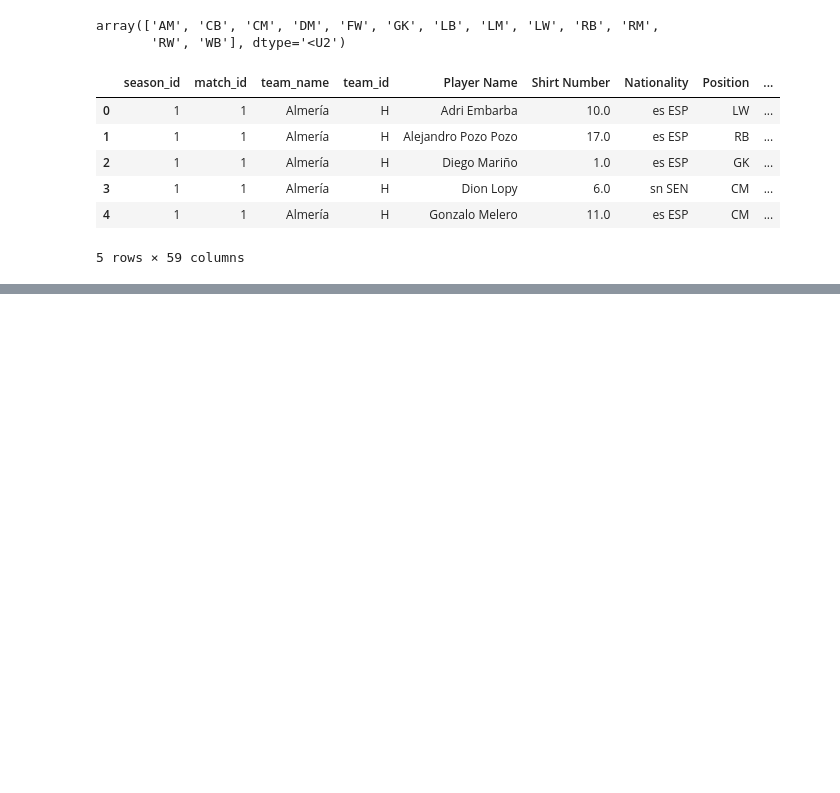
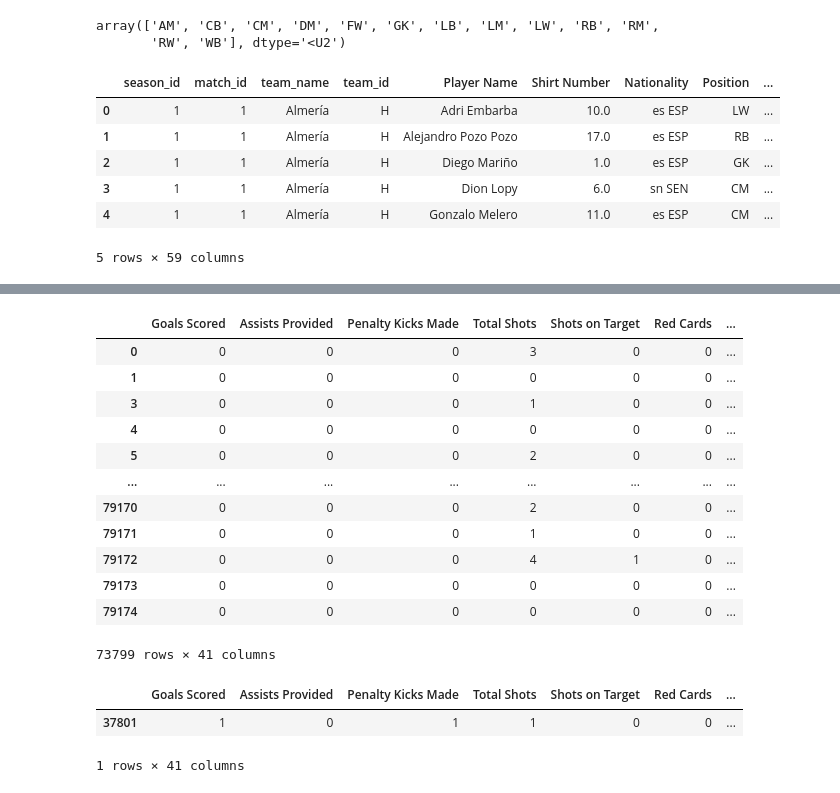
Before and after one commit to marcfolchp/thunder, a Jupyter notebook: YELO/formula-step1.ipynb, the cells around one changed output, grey strips where cells are left out. Saved outputs shown, nothing was run; the diff lists cells and outputs as text; code cells hidden in the pictures; blank space fills up the shorter version.

```diff
--- a/YELO/formula-step1.ipynb
+++ b/YELO/formula-step1.ipynb
@@ -189,0 +227,22 @@ KeyError: 'Goals Scored'
+# %%
+new
+# %% [output]
+|  | Goals Scored | Assists Provided | Penalty Kicks Made | Total Shots | Shots on Target | Red Cards | ... |
+| 0 | 0 | 0 | 0 | 3 | 0 | 0 | ... |
+| 1 | 0 | 0 | 0 | 0 | 0 | 0 | ... |
+| 3 | 0 | 0 | 0 | 1 | 0 | 0 | ... |
+| 4 | 0 | 0 | 0 | 0 | 0 | 0 | ... |
+| 5 | 0 | 0 | 0 | 2 | 0 | 0 | ... |
+| ... | ... | ... | ... | ... | ... | ... | ... |
+| 79170 | 0 | 0 | 0 | 2 | 0 | 0 | ... |
+| 79171 | 0 | 0 | 0 | 1 | 0 | 0 | ... |
+| 79172 | 0 | 0 | 0 | 4 | 1 | 0 | ... |
+| 79173 | 0 | 0 | 0 | 0 | 0 | 0 | ... |
+| 79174 | 0 | 0 | 0 | 0 | 0 | 0 | ... |
+73799 rows × 41 columns
+# %%
+new[new['Score']==new['Score'].max()]
+# %% [output]
+|  | Goals Scored | Assists Provided | Penalty Kicks Made | Total Shots | Shots on Target | Red Cards | ... |
+| 37801 | 1 | 0 | 1 | 1 | 0 | 0 | ... |
+1 rows × 41 columns
```
Also changed, not shown: parts of 6 cells of this notebook.
